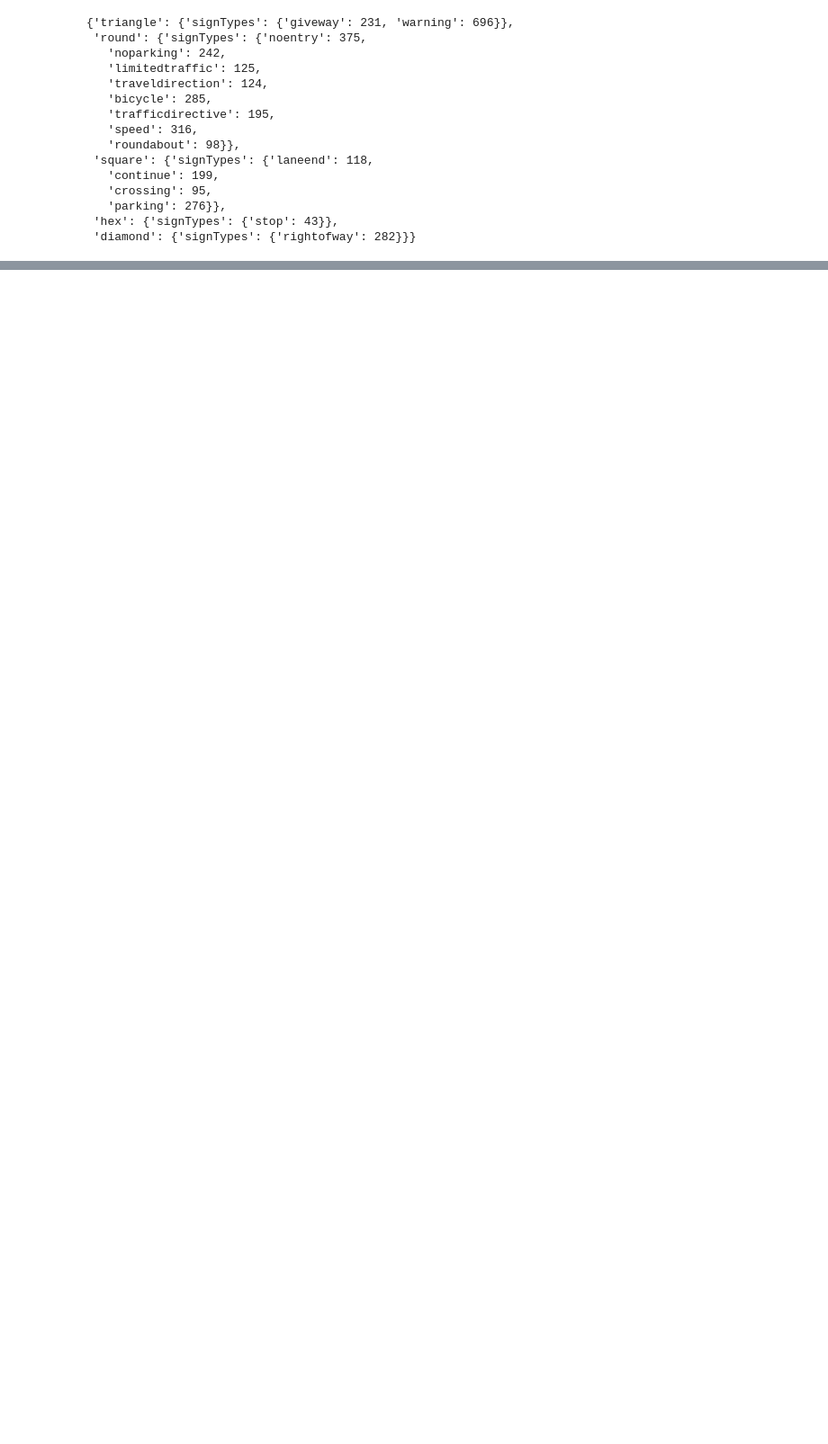
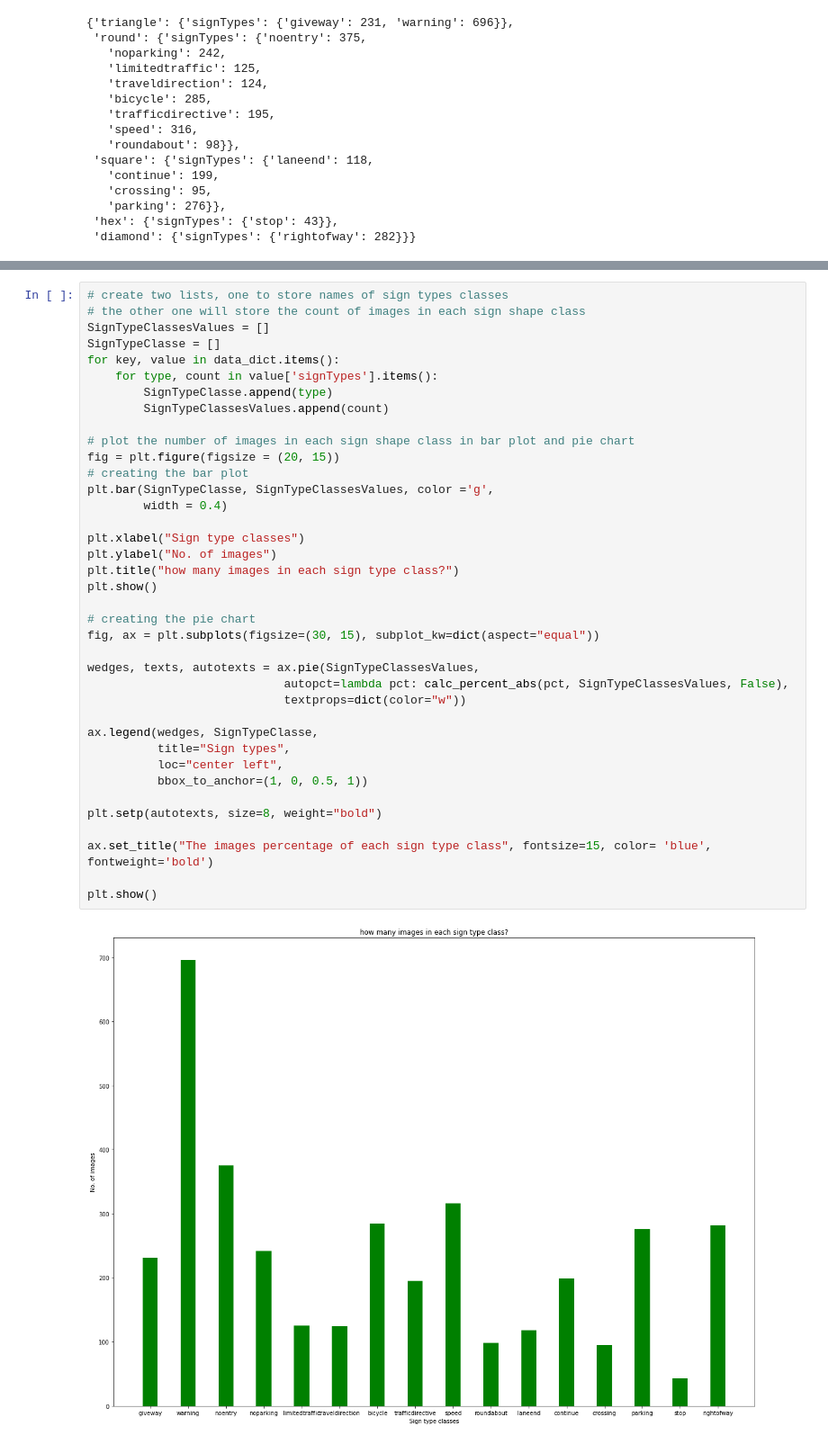
Before and after one commit to DavidAziz3825605/MachineLearningA2, a Jupyter notebook: EDA.ipynb, the cells around one changed output, grey strips where cells are left out. Shown at 90% size. Drawn from its saved outputs; the diff is of its cells as text; blank space fills up the shorter version.

Commit message:
Updated DataSet and EDA

```diff
--- a/EDA.ipynb
+++ b/EDA.ipynb
@@ -98,0 +103,40 @@ plt.show()
+# %%
+# create two lists, one to store names of sign types classes
+# the other one will store the count of images in each sign shape class
+SignTypeClassesValues = []
+SignTypeClasse = []
+for key, value in data_dict.items():
+    for type, count in value['signTypes'].items():
+        SignTypeClasse.append(type)
+        SignTypeClassesValues.append(count)
+
+# plot the number of images in each sign shape class in bar plot and pie chart
+fig = plt.figure(figsize = (20, 15))
+# creating the bar plot
+plt.bar(SignTypeClasse, SignTypeClassesValues, color ='g',
+        width = 0.4)
+
+plt.xlabel("Sign type classes")
+plt.ylabel("No. of images")
+plt.title("how many images in each sign type class?")
+plt.show()
+
+# creating the pie chart
+fig, ax = plt.subplots(figsize=(30, 15), subplot_kw=dict(aspect="equal"))
+
+wedges, texts, autotexts = ax.pie(SignTypeClassesValues,
+                            autopct=lambda pct: calc_percent_abs(pct, SignTypeClassesValues, False),
+                            textprops=dict(color="w"))
+
+ax.legend(wedges, SignTypeClasse,
+          title="Sign types",
+          loc="center left",
+          bbox_to_anchor=(1, 0, 0.5, 1))
+
+plt.setp(autotexts, size=8, weight="bold")
+
+ax.set_title("The images percentage of each sign type class", fontsize=15, color= 'blue', fontweight='bold')
+
+plt.show()
+# %% [output]
+[figure, added]
```
Also changed, not shown: parts of 6 cells of this notebook, 50 other files.
